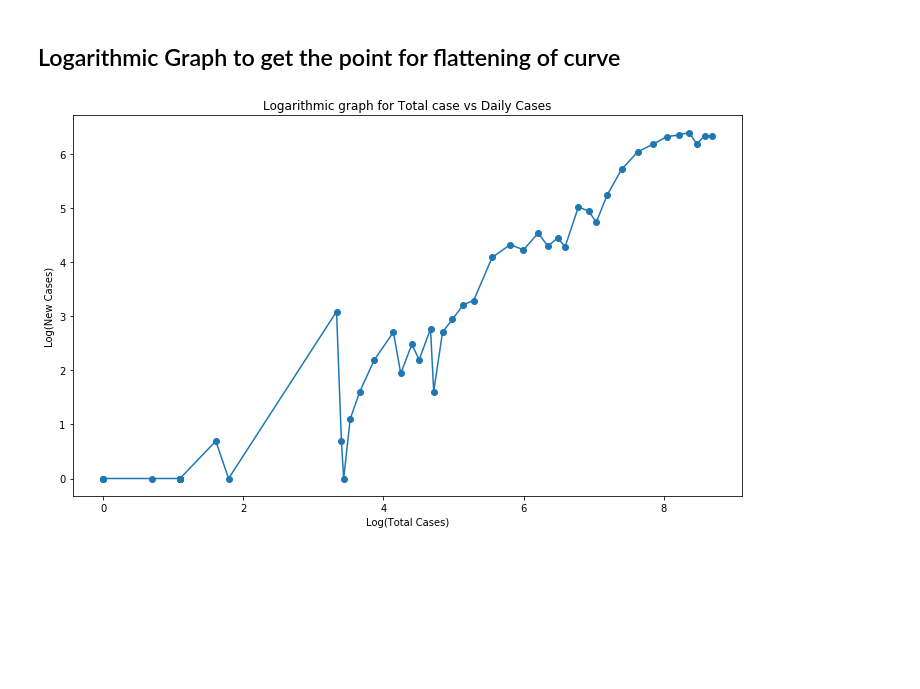
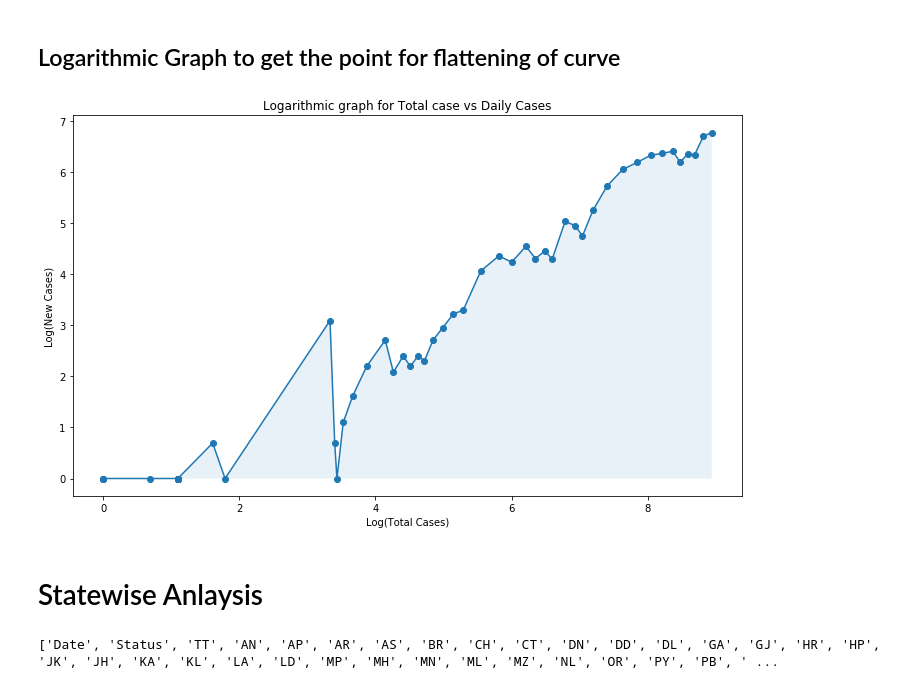
Before and after one commit to rayshu/CoVID-Tracker-India, a Jupyter notebook: Trend Analysis.ipynb, the cells around one changed output. Drawn from its saved outputs; the diff is of its cells as text; code cells hidden in the pictures; blank space fills up the shorter version.

```diff
--- a/Trend Analysis.ipynb
+++ b/Trend Analysis.ipynb
@@ -22,0 +6,6 @@ df
+# %%
+df = pd.read_csv('../Data/Statewise_Daily.csv')
+daily_df = pd.read_csv('../Data/COVID_Daily_Count.csv')
+conf_df = df.loc[(df['Status']=="Confirmed"),:]
+recvd_df = df.loc[(df['Status']=="Recovered"),:]
+dead_df = df.loc[(df['Status']=="Deceased"),:]
@@ -116,19 +118,29 @@ plt.show()
 # %%
 def log(num):
     if num == 0:
         return 0
     return np.log(num)
 
-df['Log_Total_confirm'] = df['Total Confirmed'].astype(int).apply(log)
-df['Log_daily_confirm'] = df['Daily Confirmed'].astype(int).apply(log)
+daily_df['Log_Total_confirm'] = daily_df['Total Confirmed'].astype(int).apply(log)
+daily_df['Log_daily_confirm'] = daily_df['Daily Confirmed'].astype(int).apply(log)
 
 fig = plt.figure(figsize=(12,7))
 ax = fig.add_subplot(111)
 ax.set_title('Logarithmic graph for Total case vs Daily Cases')
-ax.plot(df['Log_Total_confirm'], df['Log_daily_confirm'], marker='o')
+
+ax.plot(daily_df['Log_Total_confirm'], daily_df['Log_daily_confirm'], marker='o')
+
 ax.set_xlabel('Log(Total Cases)')
 ax.set_ylabel('Log(New Cases)')
+
+plt.fill_between(daily_df['Log_Total_confirm'], daily_df['Log_daily_confirm'], 0, alpha='0.1')
 # plt.yticks(rotation=90)
 plt.show()
 # %% [output]
-[figure, old version]
+[figure, new version]
+# %% [markdown]
+# Statewise Anlaysis
+# %%
+print(list(conf_df))
+# %% [output]
+['Date', 'Status', 'TT', 'AN', 'AP', 'AR', 'AS', 'BR', 'CH', 'CT', 'DN', 'DD', 'DL', 'GA', 'GJ', 'HR', 'HP', 'JK', 'JH', 'KA', 'KL', 'LA', 'LD', 'MP', 'MH', 'MN', 'ML', 'MZ', 'NL', 'OR', 'PY', 'PB', ' ...
```
Also changed, not shown: parts of 7 cells of this notebook.
